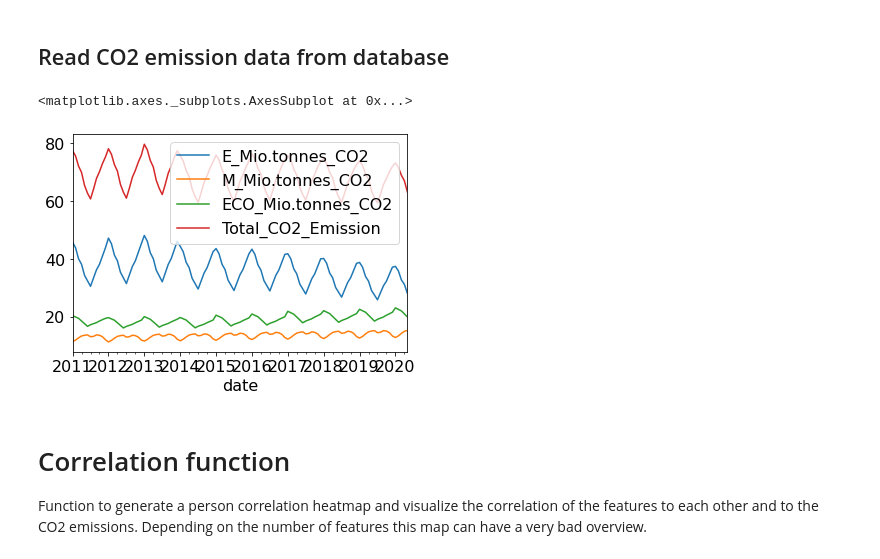
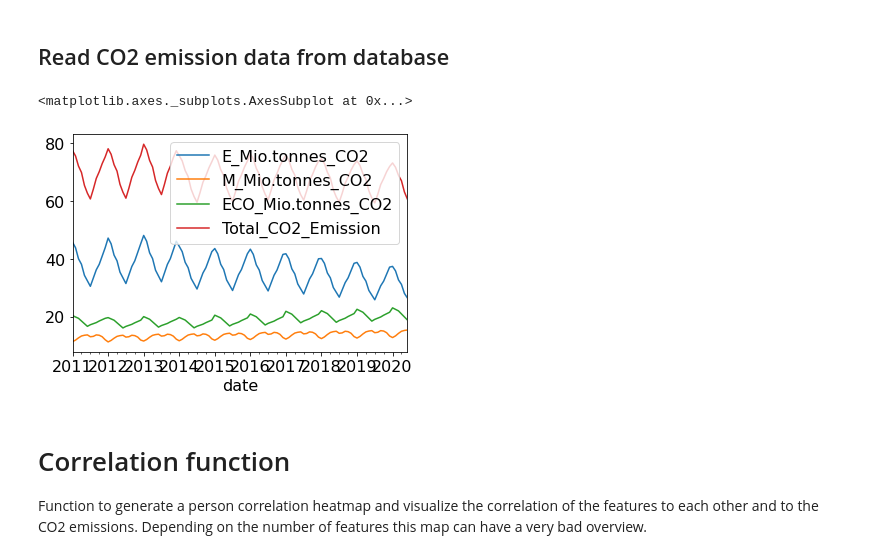
Before and after one commit to hannesk95/AMI, a Jupyter notebook: models/MappingModels/MappingModels_final.ipynb, the cells around one changed output. Drawn from its saved outputs; the diff is of its cells as text; code cells hidden in the pictures.

```diff
--- a/models/MappingModels/MappingModels_final.ipynb
+++ b/models/MappingModels/MappingModels_final.ipynb
@@ -139,28 +135,28 @@ X_eh_raw = X_eh_raw.dropna(axis=1)
 # %%
 # Concat data from target values
 Y_raw = None
 for i in database:
     feature = database.get(i)
     if feature['sector'] == 'target_values':
         new_data = pd.read_json(database[i]['data'])
         if Y_raw is None:
             Y_raw = new_data
         else:
             Y_raw = pd.concat([Y_raw, new_data], axis=1, join="inner")
 
 #convert index in datetime format
 Y_raw['date'] = Y_raw.index
 Y_raw.date = pd.to_datetime(Y_raw.date).dt.to_period('m')
 Y_raw.index = Y_raw.date
 Y_raw = Y_raw.drop('date', axis=1)
 
-Y_raw = Y_raw.loc['2011-01':'2020-05']
+Y_raw = Y_raw.loc['2011-01':'2020-06']
 
 # plot CO2 emissions
 Y_raw.plot()
 # %% [output]
 <matplotlib.axes._subplots.AxesSubplot at 0x...>
-[figure, old version]
+[figure, new version]
 # %% [markdown]
 # Correlation function
 Function to generate a person correlation heatmap and visualize the correlation of the features to each other and to the CO2 emissions.
```
Also changed, not shown: parts of 10 cells of this notebook.
